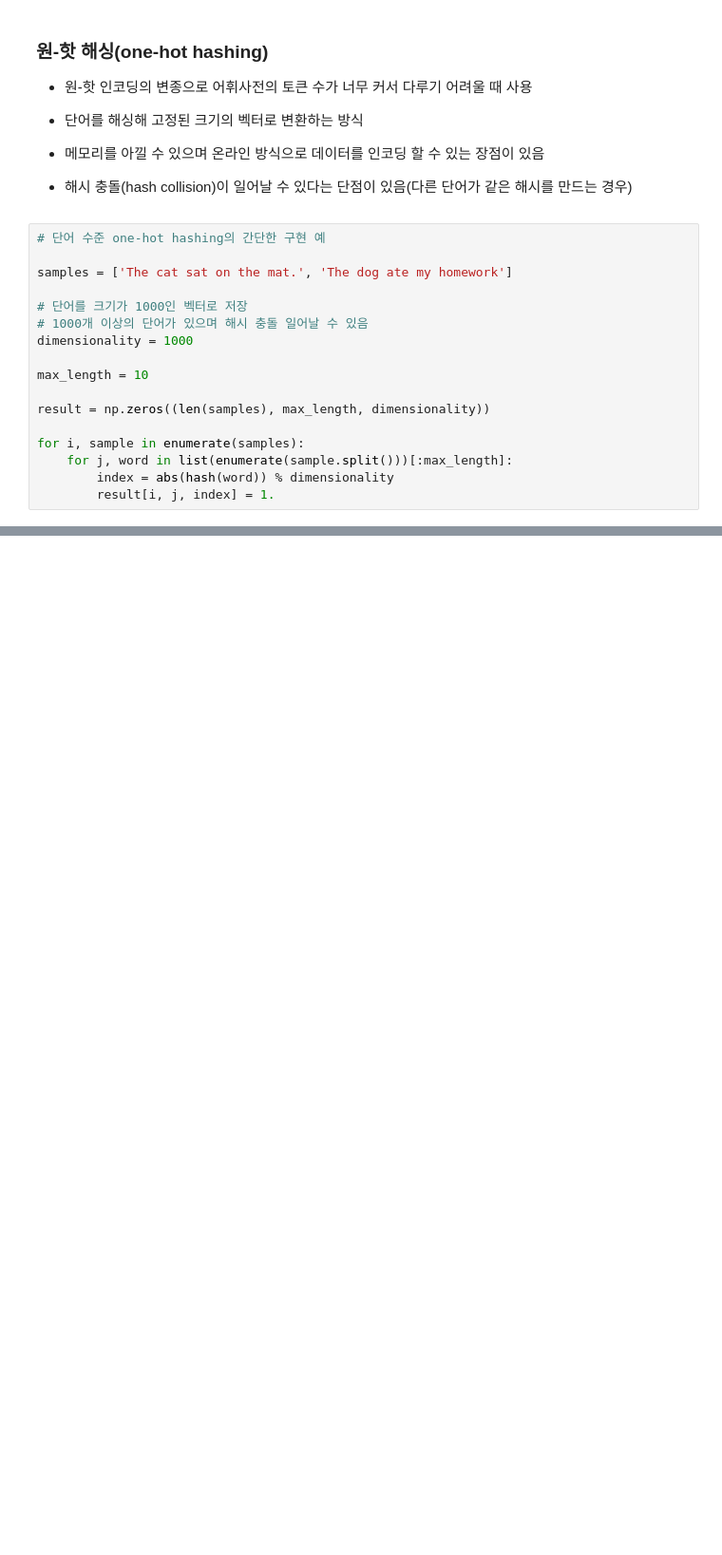
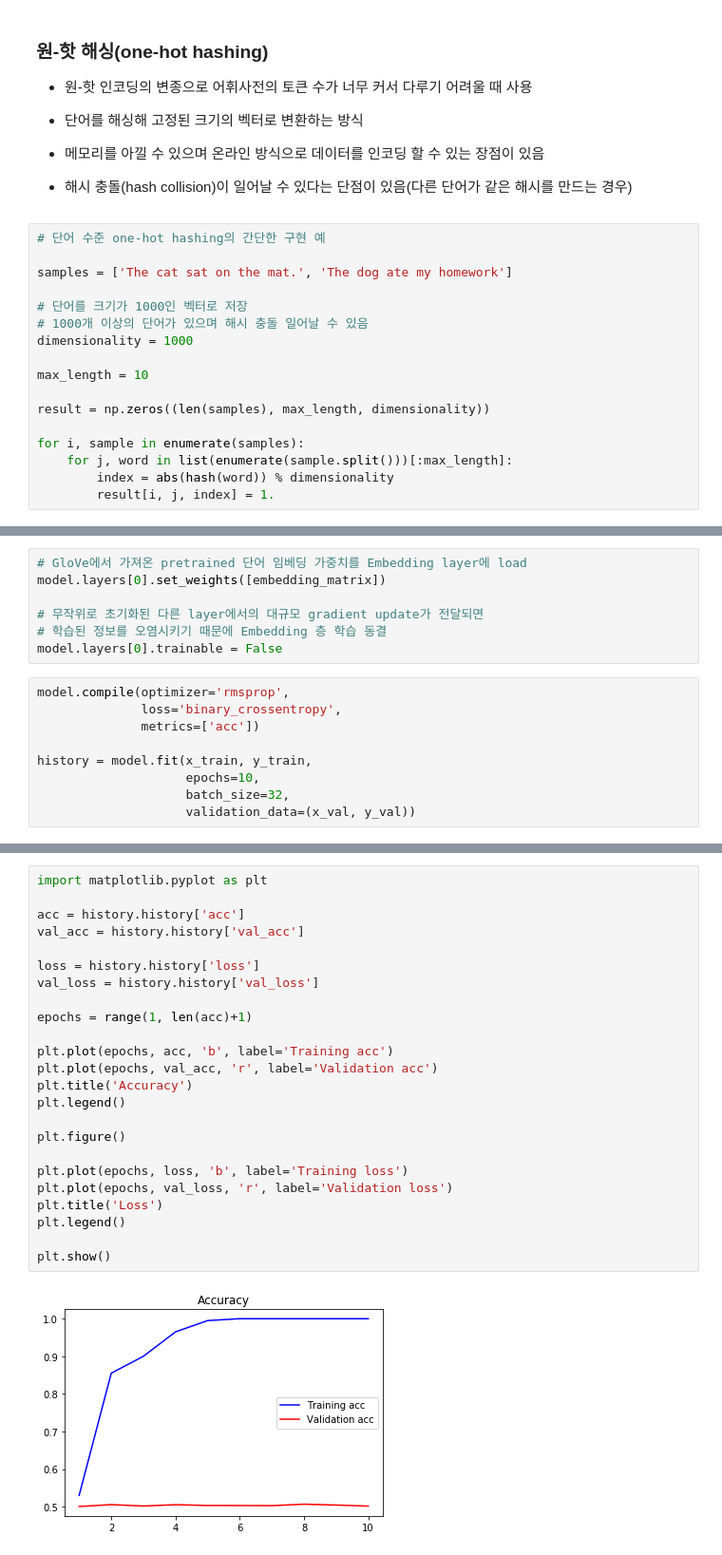
Before and after one commit to younnggsuk/DeepLearningWithPython, a Jupyter notebook: ch6/6_1_working_with_text_data.ipynb, the cells around one changed output, grey strips where cells are left out. Shown: that part at 95% size. Cells and saved outputs as stored; diff of their text form; blank space fills up the shorter version.

```diff
--- a/ch6/6_1_working_with_text_data.ipynb
+++ b/ch6/6_1_working_with_text_data.ipynb
@@ -177,0 +524,16 @@ for i, sample in enumerate(samples):
+# %%
+# GloVe에서 가져온 pretrained 단어 임베딩 가중치를 Embedding layer에 load
+model.layers[0].set_weights([embedding_matrix])
+
+# 무작위로 초기화된 다른 layer에서의 대규모 gradient update가 전달되면
+# 학습된 정보를 오염시키기 때문에 Embedding 층 학습 동결
+model.layers[0].trainable = False
+# %%
+model.compile(optimizer='rmsprop',
+              loss='binary_crossentropy',
+              metrics=['acc'])
+
+history = model.fit(x_train, y_train,
+                    epochs=10,
+                    batch_size=32,
+                    validation_data=(x_val, y_val))
@@ -177,0 +558,26 @@ for i, sample in enumerate(samples):
+# %%
+import matplotlib.pyplot as plt
+
+acc = history.history['acc']
+val_acc = history.history['val_acc']
+
+loss = history.history['loss']
+val_loss = history.history['val_loss']
+
+epochs = range(1, len(acc)+1)
+
+plt.plot(epochs, acc, 'b', label='Training acc')
+plt.plot(epochs, val_acc, 'r', label='Validation acc')
+plt.title('Accuracy')
+plt.legend()
+
+plt.figure()
+
+plt.plot(epochs, loss, 'b', label='Training loss')
+plt.plot(epochs, val_loss, 'r', label='Validation loss')
+plt.title('Loss')
+plt.legend()
+
+plt.show()
+# %% [output]
+[figure, added]
```
Also changed, not shown: parts of 27 cells of this notebook.
